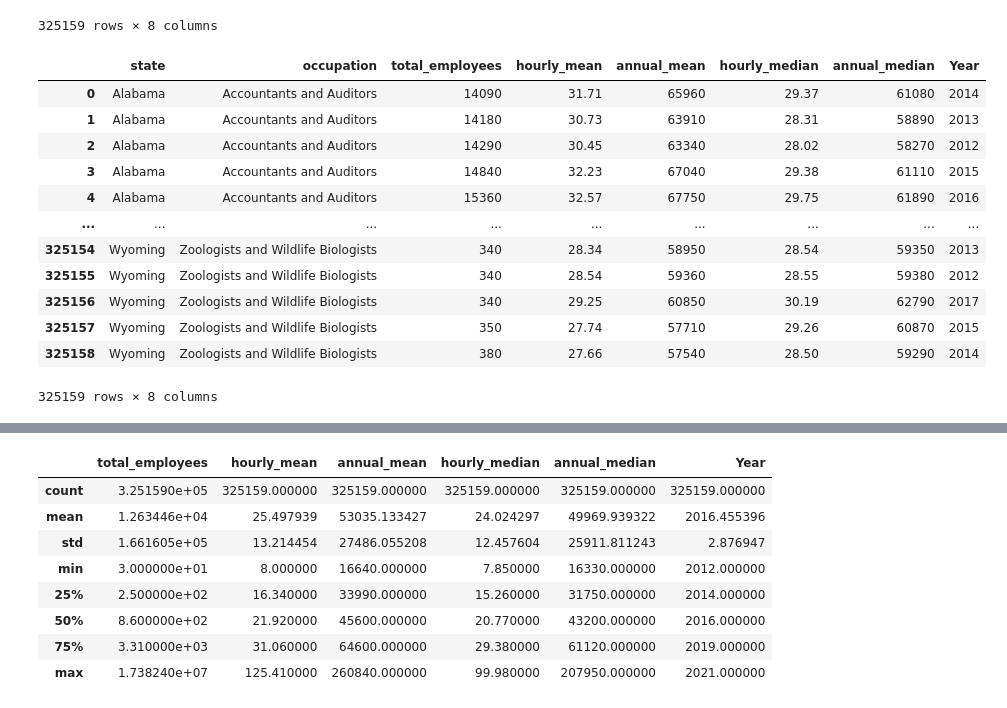
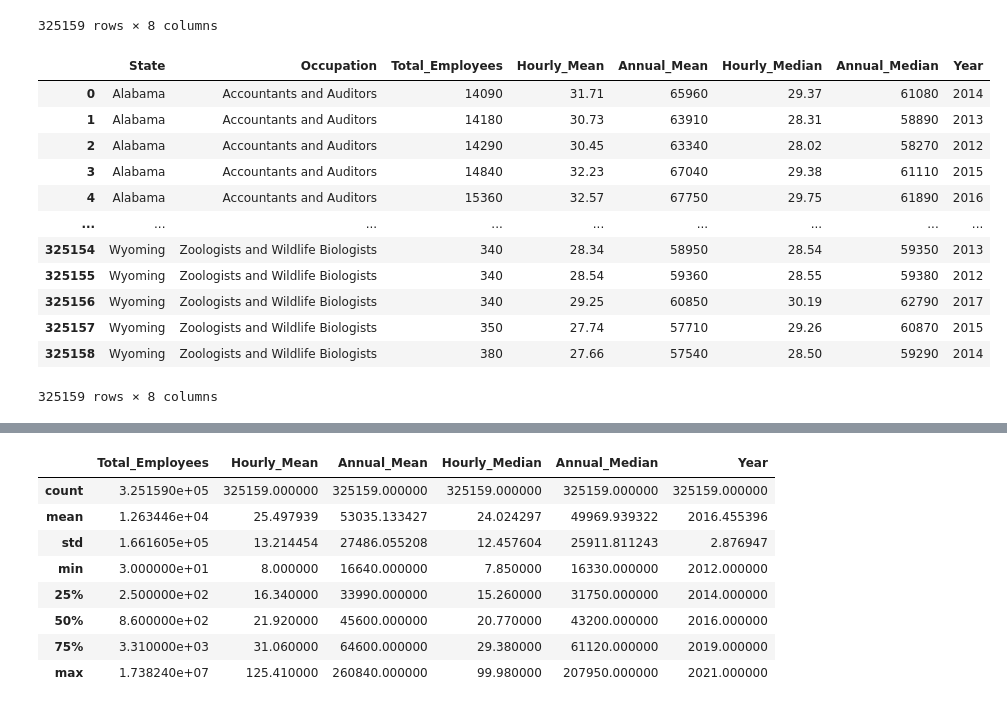
Before and after one commit to AJMnd/Data_Science_Salary, a Jupyter notebook: Notebooks/machine_linearRegression.ipynb, the cells around one changed output, grey strips where cells are left out. Drawn from its saved outputs; the diff is of its cells as text; code cells hidden in the pictures.

```diff
--- a/Notebooks/machine_linearRegression.ipynb
+++ b/Notebooks/machine_linearRegression.ipynb
@@ -56,10 +56,13 @@ wage_df
 | 325158 | Wyoming | Zoologists and Wildlife Biologists | 380 | 27.66 | 57540 | 28.50 | 59290 | 2014 |
 325159 rows × 8 columns
 # %%
-wage_df = wage_df.rename(columns = {"year": "Year"})
+wage_df = wage_df.rename(columns = {"year": "Year", "state": "State", "occupation": "Occupation",
+                                    "total_employees": "Total_Employees", "hourly_mean": "Hourly_Mean",
+                                    "annual_mean": "Annual_Mean", "hourly_median": "Hourly_Median",
+                                   "annual_median": "Annual_Median"})
 wage_df
 # %% [output]
-|  | state | occupation | total_employees | hourly_mean | annual_mean | hourly_median | annual_median | Year |
+|  | State | Occupation | Total_Employees | Hourly_Mean | Annual_Mean | Hourly_Median | Annual_Median | Year |
 | 0 | Alabama | Accountants and Auditors | 14090 | 31.71 | 65960 | 29.37 | 61080 | 2014 |
 | 1 | Alabama | Accountants and Auditors | 14180 | 30.73 | 63910 | 28.31 | 58890 | 2013 |
 | 2 | Alabama | Accountants and Auditors | 14290 | 30.45 | 63340 | 28.02 | 58270 | 2012 |
@@ -93,7 +96,7 @@ h_wage_df
 # %%
 wage_df.describe()
 # %% [output]
-|  | total_employees | hourly_mean | annual_mean | hourly_median | annual_median | Year |
+|  | Total_Employees | Hourly_Mean | Annual_Mean | Hourly_Median | Annual_Median | Year |
 | count | 3.251590e+05 | 325159.000000 | 325159.000000 | 325159.000000 | 325159.000000 | 325159.000000 |
 | mean | 1.263446e+04 | 25.497939 | 53035.133427 | 24.024297 | 49969.939322 | 2016.455396 |
 | std | 1.661605e+05 | 13.214454 | 27486.055208 | 12.457604 | 25911.811243 | 2.876947 |
```
Also changed, not shown: parts of 59 cells of this notebook.
